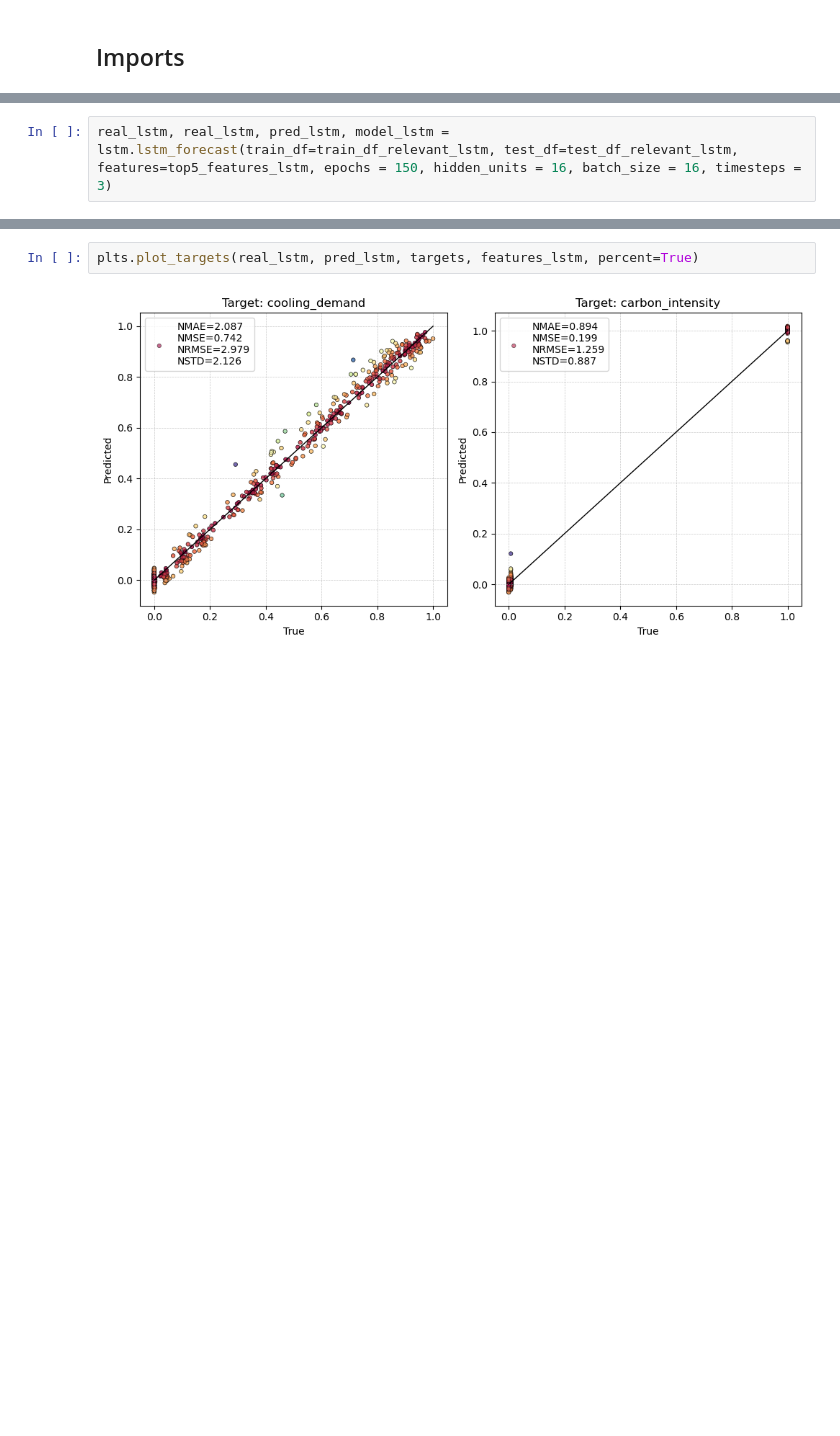
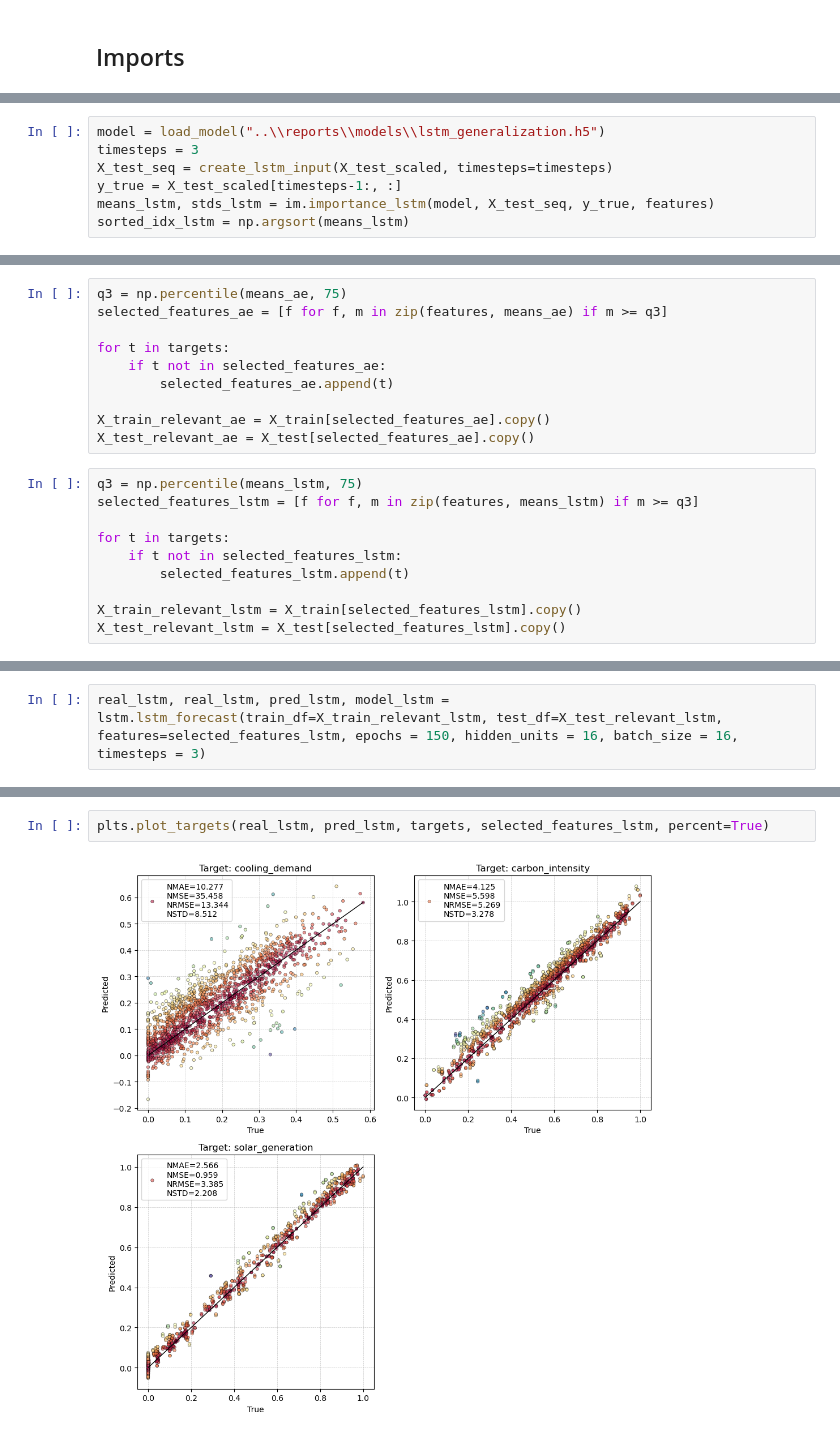
Before and after one commit to federicogiacopuzzi-univr/ProgressiveModeling, a Jupyter notebook: notebooks/explainability.ipynb, the cells around one changed output, grey strips where cells are left out. Drawn from its saved outputs; the diff is of its cells as text; blank space fills up the shorter version.

```diff
--- a/notebooks/explainability.ipynb
+++ b/notebooks/explainability.ipynb
@@ -213,0 +121,7 @@ plts.plot_feature_importance(features, means_ael, stds_ael, title="Feature Impor
+# %%
+model = load_model("..\\reports\\models\\lstm_generalization.h5")
+timesteps = 3
+X_test_seq = create_lstm_input(X_test_scaled, timesteps=timesteps)
+y_true = X_test_scaled[timesteps-1:, :]
+means_lstm, stds_lstm = im.importance_lstm(model, X_test_seq, y_true, features)
+sorted_idx_lstm = np.argsort(means_lstm)
@@ -242,0 +188,20 @@ test_df_relevant_ael = test_df[features_ael].copy()
+# %%
+q3 = np.percentile(means_ae, 75)
+selected_features_ae = [f for f, m in zip(features, means_ae) if m >= q3]
+
+for t in targets:
+    if t not in selected_features_ae:
+        selected_features_ae.append(t)
+
+X_train_relevant_ae = X_train[selected_features_ae].copy()
+X_test_relevant_ae = X_test[selected_features_ae].copy()
+# %%
+q3 = np.percentile(means_lstm, 75)
+selected_features_lstm = [f for f, m in zip(features, means_lstm) if m >= q3]
+
+for t in targets:
+    if t not in selected_features_lstm:
+        selected_features_lstm.append(t)
+
+X_train_relevant_lstm = X_train[selected_features_lstm].copy()
+X_test_relevant_lstm = X_test[selected_features_lstm].copy()
@@ -262,5 +237,5 @@ Epoch 3000/3000
 45/45 [==============================] - 0s 1ms/step
 # %%
-real_lstm, real_lstm, pred_lstm, model_lstm = lstm.lstm_forecast(train_df=train_df_relevant_lstm, test_df=test_df_relevant_lstm, features=top5_features_lstm, epochs = 150, hidden_units = 16, batch_size = 16, timesteps = 3)
+real_lstm, real_lstm, pred_lstm, model_lstm = lstm.lstm_forecast(train_df=X_train_relevant_lstm, test_df=X_test_relevant_lstm, features=selected_features_lstm, epochs = 150, hidden_units = 16, batch_size = 16, timesteps = 3)
 # %% [output]
 Epoch 1/150
@@ -307,5 +282,5 @@ plts.plot_targets(real_ae, pred_ae, targets, features_ae, percent=True)
 # %%
-plts.plot_targets(real_lstm, pred_lstm, targets, features_lstm, percent=True)
+plts.plot_targets(real_lstm, pred_lstm, targets, selected_features_lstm, percent=True)
 # %% [output]
-[figure, old version]
+[figure, new version]
 # %%
```
Also changed, not shown: parts of 39 cells of this notebook, 27 other files.
